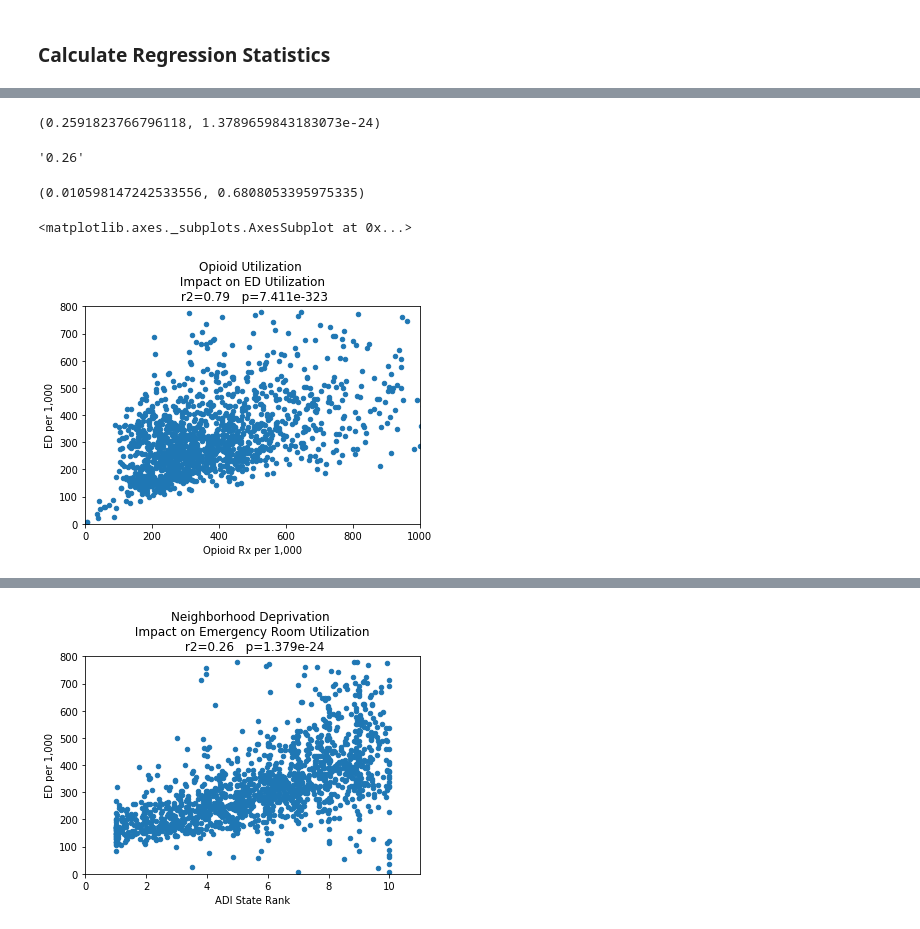
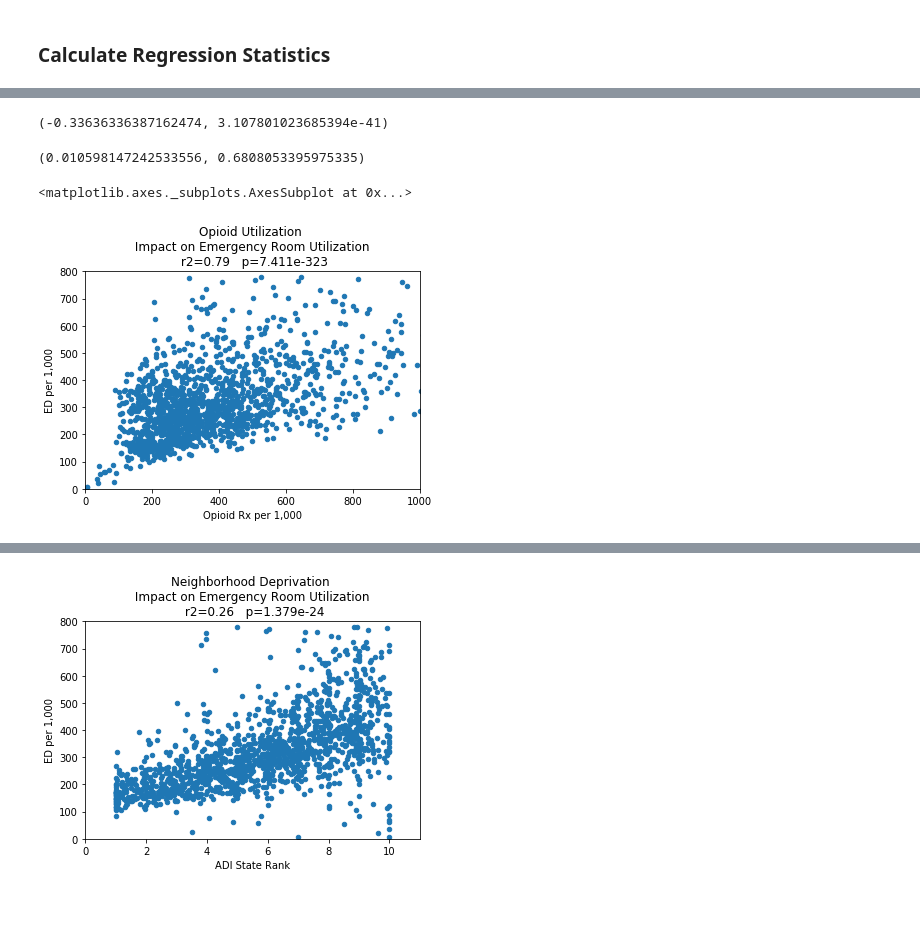
Before and after one commit to velasquezg1/ED_Visits_Cannabis, a Jupyter notebook: Health_Util_Data_Analysis_bf.ipynb, the cells around one changed output, grey strips where cells are left out. Saved outputs shown, nothing was run; the diff lists cells and outputs as text; code cells hidden in the pictures.

Commit message:
fixed issue with census income data

```diff
--- a/Health_Util_Data_Analysis_bf.ipynb
+++ b/Health_Util_Data_Analysis_bf.ipynb
@@ -54,25 +42,26 @@ Pct_IP_from_ED = list(combo8_df['Inpatient from ED']/combo8_df['Inpatient'])
-# %%
-stats.pearsonr(ADI_State, ED_per_1000)
-# %% [output]
-(0.2591823766796118, 1.3789659843183073e-24)
+# %%
+stats.pearsonr(Median_Income, ED_per_1000)
+#stats.ttest_ind(CA_DOI_Underserved_Zips, CA_DOI_Normal_Zips, equal_var=False)
+# %% [output]
+(-0.33636336387162474, 3.107801023685394e-41)
 # %%
 # significant strong correlations (p<0.05)
 stats.pearsonr(Tapestry_Seg, ED_per_1000)      #(0.1915, 6.2519e-14)
 stats.pearsonr(Pct_Male, ED_per_1000)          #(0.1943, 2.6181e-14)
 stats.pearsonr(ADI_State, Opioid_Rx_per_1000)  #(0.1978, 8.8970e-15)
-stats.pearsonr(ADI_State, IP_via_ED_per_1000)  #(0.2559, 8.2774e-18)
-stats.pearsonr(ADI_State, IP_per_1000)         #(0.4032, 5.3708e-44)
+stats.pearsonr(ADI_State, IP_via_ED_per_1000)  #(0.1975, 9.7754e-15)
 
-stats.pearsonr(ADI_State, ED_per_1000)         #(0.5211, 3.8904e-77)
+stats.pearsonr(ADI_State, ED_per_1000)         #(0.2591, 1.3789e-24)
 adied_coeff = '{:0.2f}'.format(stats.pearsonr(ADI_State, ED_per_1000)[0])
-#adied_pval = '{:.3e}'.format(stats.pearsonr(ADI_State, ED_per_1000)[1])
+adied_pval = '{:.3e}'.format(stats.pearsonr(ADI_State, ED_per_1000)[1])
 
-#stats.pearsonr(Opioid_Rx_per_1000, ED_per_1000)#(0.7902, 7.4e-323)
-#oped_coeff = '{:0.2f}'.format(stats.pearsonr(Opioid_Rx_per_1000, ED_per_1000)[0])
-#oped_pval = '{:.3e}'.format(stats.pearsonr(Opioid_Rx_per_1000, ED_per_1000)[1])
-adied_coeff
+stats.pearsonr(Median_Income, ED_per_1000)     #(-0.3363, 3.1078e-41)
+inced_coeff = '{:0.2f}'.format(stats.pearsonr(Median_Income, ED_per_1000)[0])
+inced_pval = '{:.3e}'.format(stats.pearsonr(Median_Income, ED_per_1000)[1])
+
+stats.pearsonr(Opioid_Rx_per_1000, ED_per_1000)#(0.7902, 7.4e-323)
+oped_coeff = '{:0.2f}'.format(stats.pearsonr(Opioid_Rx_per_1000, ED_per_1000)[0])
+oped_pval = '{:.3e}'.format(stats.pearsonr(Opioid_Rx_per_1000, ED_per_1000)[1])
-# %% [output]
-'0.26'
 # %%
 # significant, but weak correlations (p<0.05, r2)
 stats.pearsonr(ADI_State, C2_C4_per_1000)     #(-0.1056, 0.0004)
@@ -89,7 +79,7 @@ stats.pearsonr(ADI_State, AS_per_1000)        #(-0.0581, 0.0547)
 (0.010598147242533556, 0.6808053395975335)
 # %%
 combo6_df.plot(x='Opioid Rx per 1,000', y='ED per 1,000', kind='scatter', xlim=(0,1000), ylim=(0,800),
-               title=f'Opioid Utilization \n Impact on ED Utilization \n r2={oped_coeff}   p={oped_pval}')
+               title=f'Opioid Utilization \n Impact on Emergency Room Utilization \n r2={oped_coeff}   p={oped_pval}')
 # %% [output]
 <matplotlib.axes._subplots.AxesSubplot at 0x...>
-[figure, old version]
+[figure, new version]
```
Also changed, not shown: parts of 5 cells of this notebook, 3 other files.
